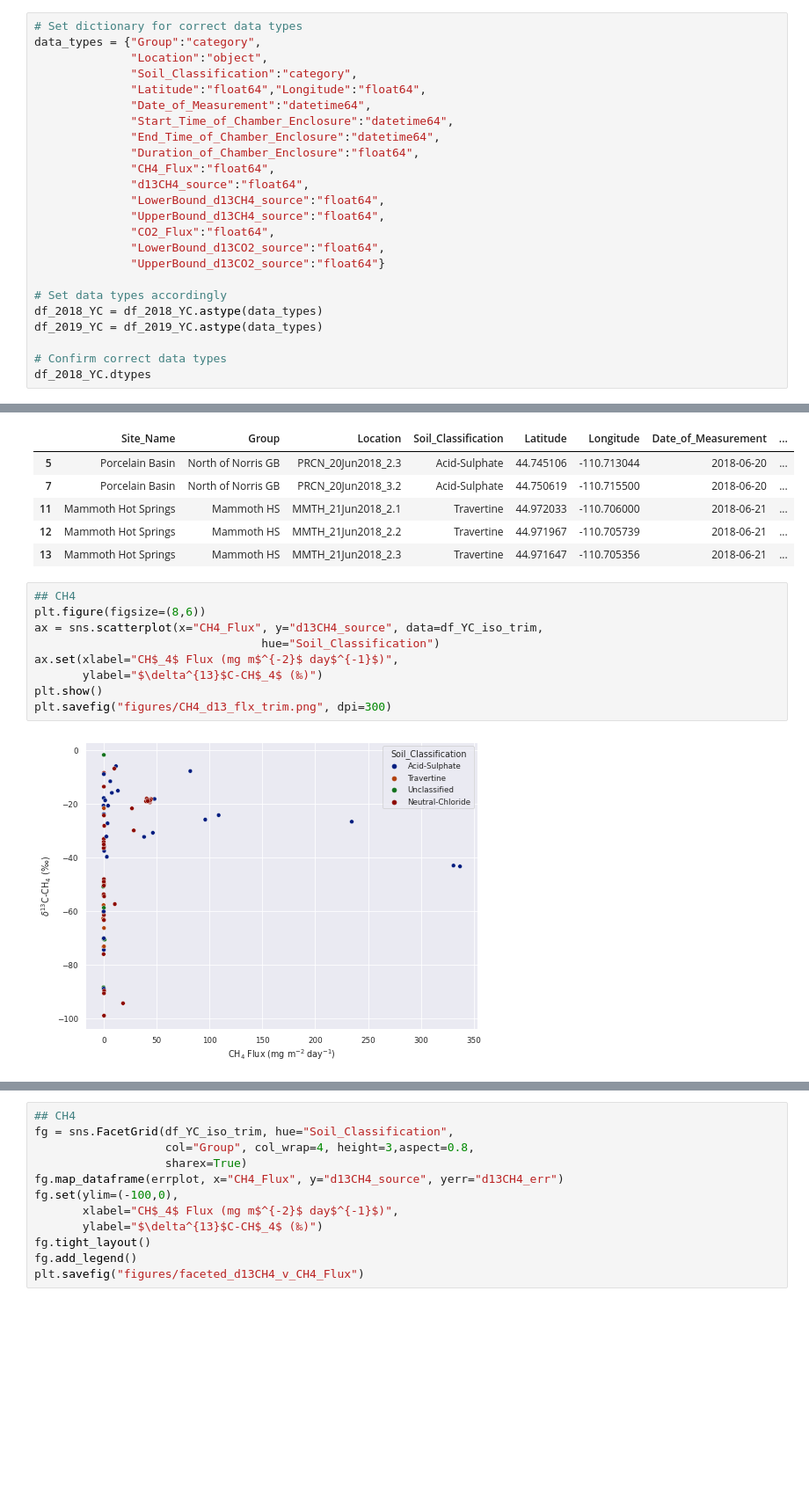
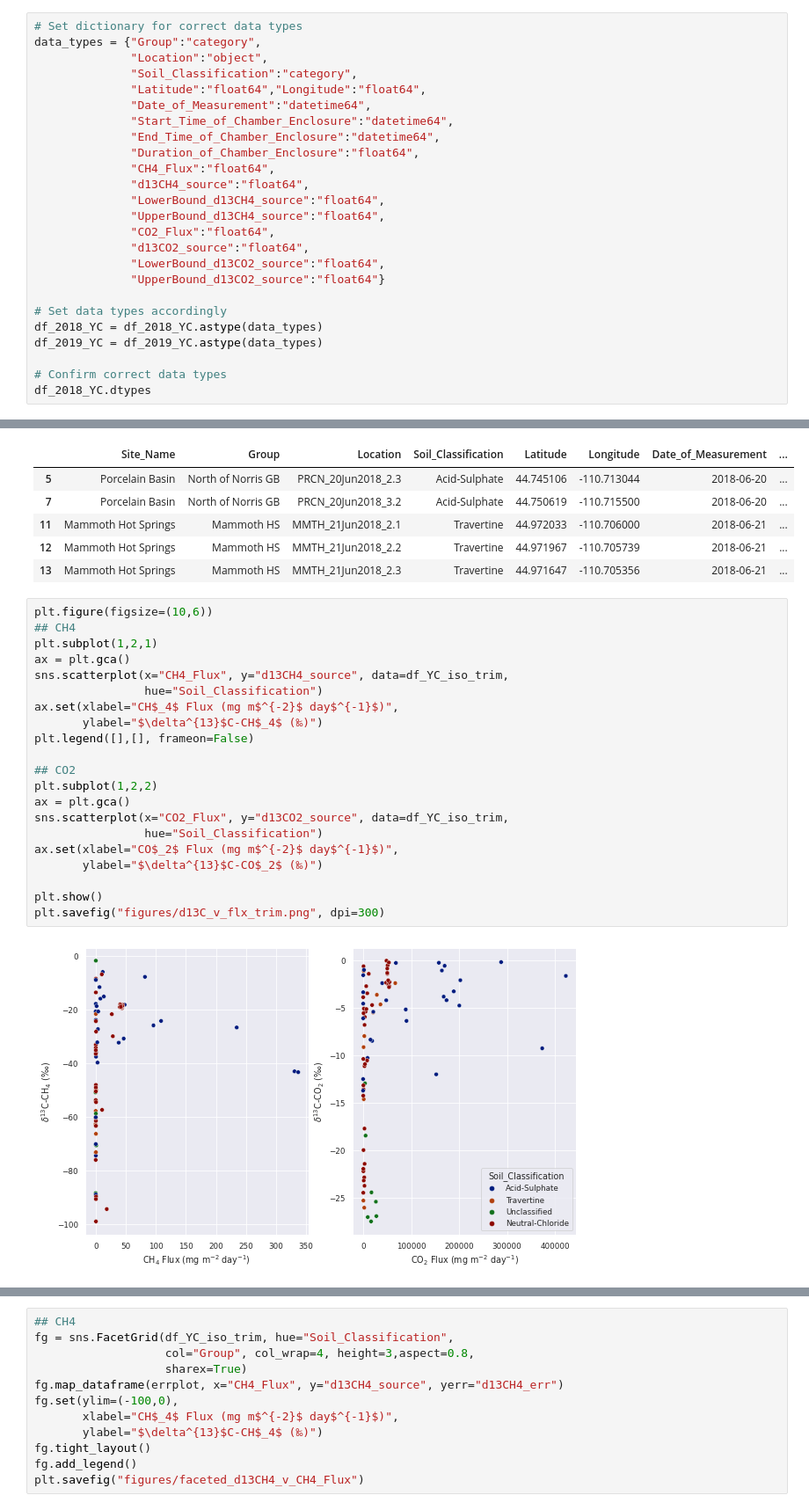
Before and after one commit to 907Resident/caldera-gases, a Jupyter notebook: site_differentation.ipynb, the cells around one changed output, grey strips where cells are left out. Shown at 88% size. Drawn from its saved outputs; the diff is of its cells as text; blank space fills up the shorter version.

```diff
--- a/site_differentation.ipynb
+++ b/site_differentation.ipynb
@@ -109,6 +109,7 @@ data_types = {"Group":"category",
               "LowerBound_d13CH4_source":"float64",
               "UpperBound_d13CH4_source":"float64",
               "CO2_Flux":"float64",
+              "d13CO2_source":"float64",
               "LowerBound_d13CO2_source":"float64",
               "UpperBound_d13CO2_source":"float64"}
 
@@ -589,14 +590,26 @@ See the caveats in the documentation: https://pandas.pydata.org/pandas-docs/stab
 | 12 | Mammoth Hot Springs | Mammoth HS | MMTH_21Jun2018_2.2 | Travertine | 44.971967 | -110.705739 | 2018-06-21 | ... |
 | 13 | Mammoth Hot Springs | Mammoth HS | MMTH_21Jun2018_2.3 | Travertine | 44.971647 | -110.705356 | 2018-06-21 | ... |
 # %%
+plt.figure(figsize=(10,6))
 ## CH4
-plt.figure(figsize=(8,6))
-ax = sns.scatterplot(x="CH4_Flux", y="d13CH4_source", data=df_YC_iso_trim,
-                                 hue="Soil_Classification")
+plt.subplot(1,2,1)
+ax = plt.gca()
+sns.scatterplot(x="CH4_Flux", y="d13CH4_source", data=df_YC_iso_trim,
+                hue="Soil_Classification")
 ax.set(xlabel="CH$_4$ Flux (mg m$^{-2}$ day$^{-1}$)",
        ylabel="$\delta^{13}$C-CH$_4$ (‰)")
+plt.legend([],[], frameon=False)
+
+## CO2
+plt.subplot(1,2,2)
+ax = plt.gca()
+sns.scatterplot(x="CO2_Flux", y="d13CO2_source", data=df_YC_iso_trim,
+                hue="Soil_Classification")
+ax.set(xlabel="CO$_2$ Flux (mg m$^{-2}$ day$^{-1}$)",
+       ylabel="$\delta^{13}$C-CO$_2$ (‰)")
+
 plt.show()
-plt.savefig("figures/CH4_d13_flx_trim.png", dpi=300)
+plt.savefig("figures/d13C_v_flx_trim.png", dpi=300)
 # %% [output]
-[figure, old version]
+[figure, new version]
 <Figure size 432x288 with 0 Axes>
```
Also changed, not shown: parts of 16 cells of this notebook.
